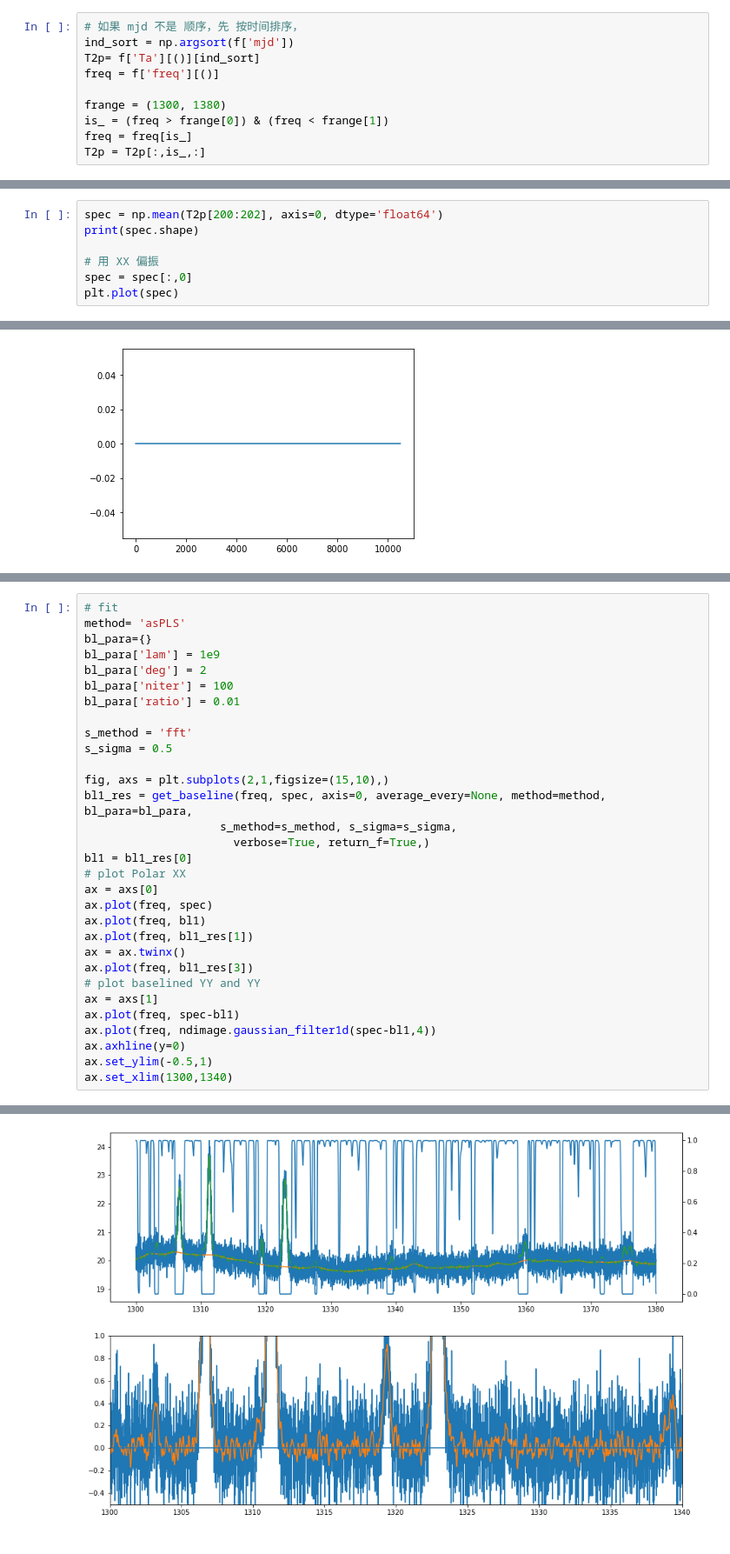
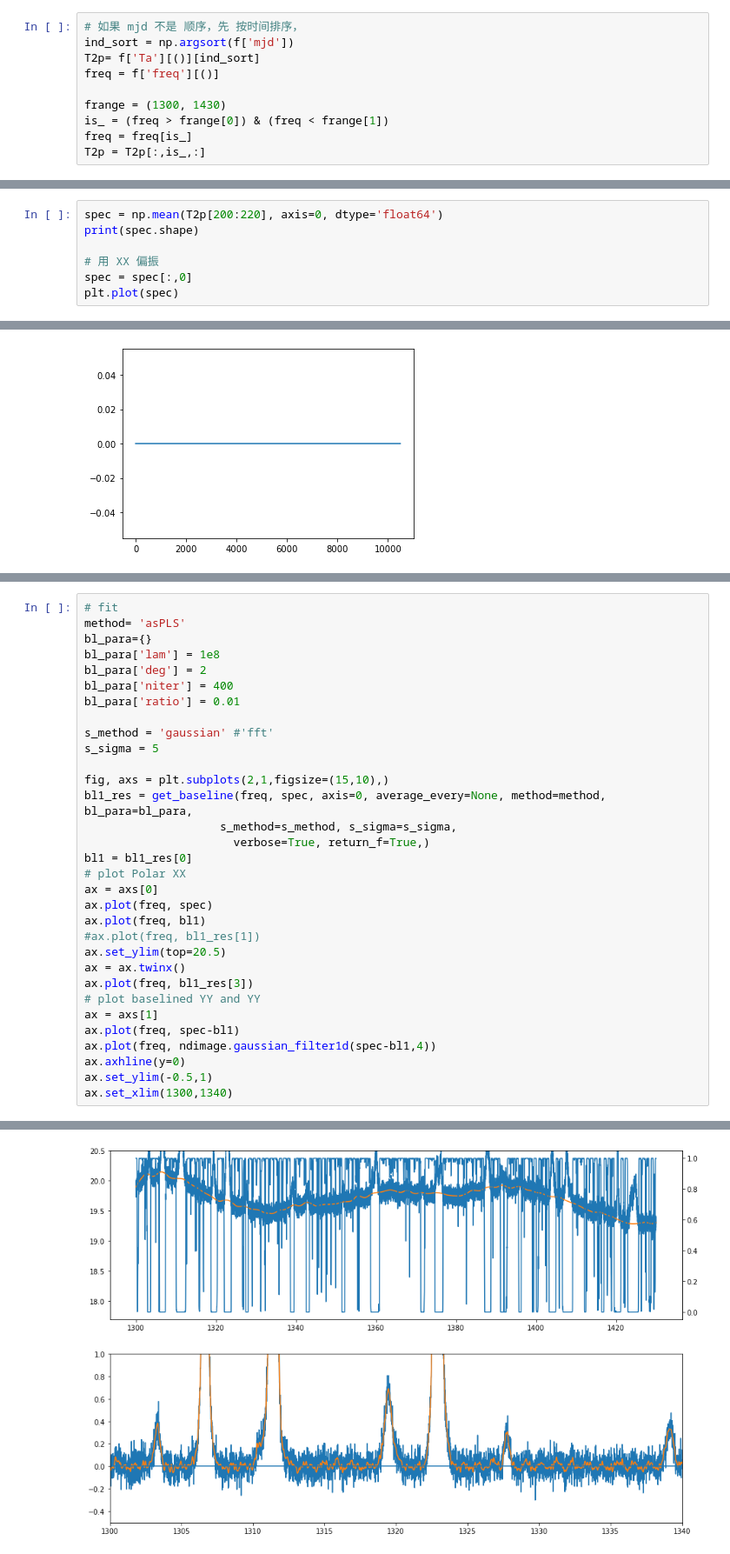
Before and after one commit to jyingjie/hifast, a Jupyter notebook: nbs/01_baseline.ipynb, the cells around one changed output, grey strips where cells are left out. Shown at 87% size. Cells and saved outputs as stored; diff of their text form.

```diff
--- a/nbs/01_baseline.ipynb
+++ b/nbs/01_baseline.ipynb
@@ -511,7 +518,7 @@ ind_sort = np.argsort(f['mjd'])
 T2p= f['Ta'][()][ind_sort]
 freq = f['freq'][()]
 
-frange = (1300, 1380)
+frange = (1300, 1430)
 is_ = (freq > frange[0]) & (freq < frange[1])
 freq = freq[is_]
 T2p = T2p[:,is_,:]
@@ -525,5 +532,5 @@ plt.plot(freq, T2p[200])
 # %%
-spec = np.mean(T2p[200:202], axis=0, dtype='float64')
+spec = np.mean(T2p[200:220], axis=0, dtype='float64')
 print(spec.shape)
 
 # 用 XX 偏振
@@ -616,34 +624,35 @@ ax.set_ylim(-0.5,1)
 # %%
 # fit
 method= 'asPLS'
 bl_para={}
-bl_para['lam'] = 1e9
+bl_para['lam'] = 1e8
 bl_para['deg'] = 2
-bl_para['niter'] = 100
+bl_para['niter'] = 400
 bl_para['ratio'] = 0.01
 
-s_method = 'fft'
-s_sigma = 0.5
+s_method = 'gaussian' #'fft'
+s_sigma = 5
 
 fig, axs = plt.subplots(2,1,figsize=(15,10),)
 bl1_res = get_baseline(freq, spec, axis=0, average_every=None, method=method, bl_para=bl_para,
                     s_method=s_method, s_sigma=s_sigma,
                       verbose=True, return_f=True,)
 bl1 = bl1_res[0]
 # plot Polar XX
 ax = axs[0]
 ax.plot(freq, spec)
 ax.plot(freq, bl1)
-ax.plot(freq, bl1_res[1])
+#ax.plot(freq, bl1_res[1])
+ax.set_ylim(top=20.5)
 ax = ax.twinx()
 ax.plot(freq, bl1_res[3])
 # plot baselined YY and YY
 ax = axs[1]
 ax.plot(freq, spec-bl1)
 ax.plot(freq, ndimage.gaussian_filter1d(spec-bl1,4))
 ax.axhline(y=0)
 ax.set_ylim(-0.5,1)
 ax.set_xlim(1300,1340)
 # %% [output]
 (1300.0, 1340.0)
-[figure, old version]
+[figure, new version]
```
Also changed, not shown: parts of 20 cells of this notebook, 3 other files.
